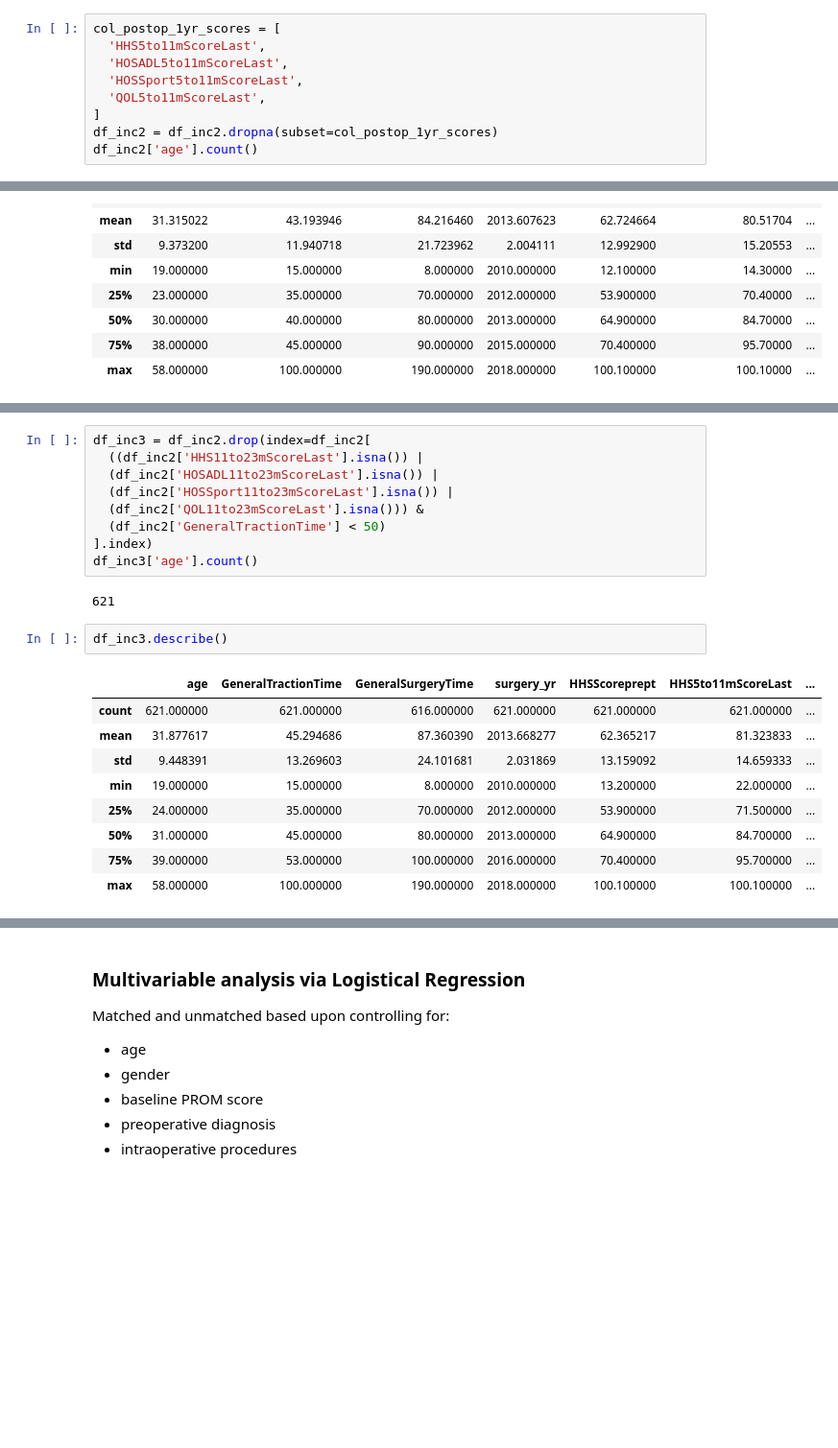
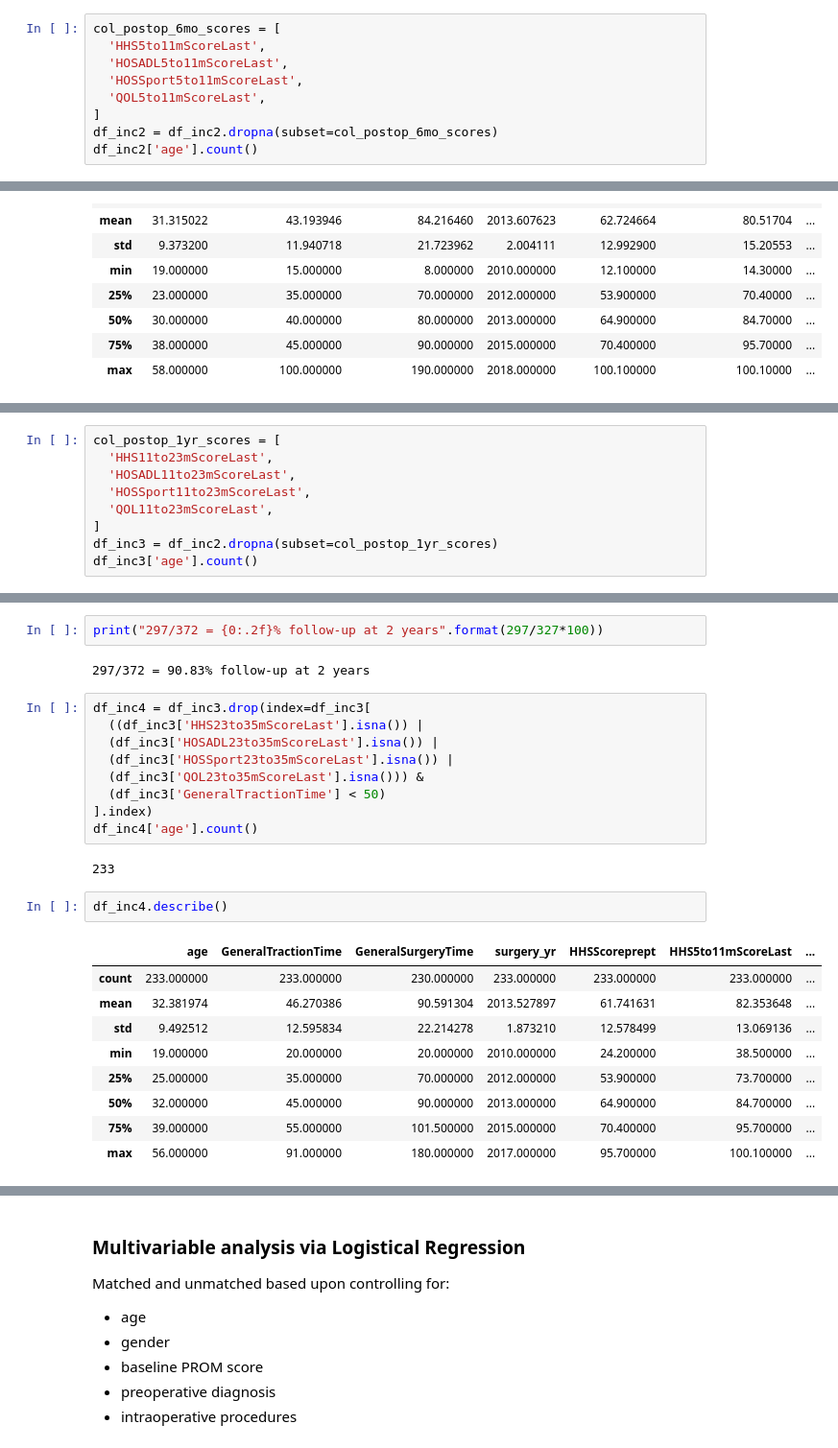
Before and after one commit to Darkbladecr/traction_proms, a Jupyter notebook: notebook.ipynb, the cells around one changed output, grey strips where cells are left out. Shown: that part at 96% size. Saved outputs shown, nothing was run; the diff lists cells and outputs as text; blank space fills up the shorter version.

```diff
--- a/notebook.ipynb
+++ b/notebook.ipynb
@@ -397,13 +394,13 @@ Primary reason for data issues are loss of patients due to follow-up. So we must
 # %%
 df_inc2 = df_inc.copy()
 # %%
-col_postop_1yr_scores = [
+col_postop_6mo_scores = [
   'HHS5to11mScoreLast',
   'HOSADL5to11mScoreLast',
   'HOSSport5to11mScoreLast',
   'QOL5to11mScoreLast',
 ]
-df_inc2 = df_inc2.dropna(subset=col_postop_1yr_scores)
+df_inc2 = df_inc2.dropna(subset=col_postop_6mo_scores)
 df_inc2['age'].count()
 # %% [output]
 892
@@ -443,0 +434,9 @@ col_postop_2yr_scores = [
+# %%
+col_postop_1yr_scores = [
+  'HHS11to23mScoreLast',
+  'HOSADL11to23mScoreLast',
+  'HOSSport11to23mScoreLast',
+  'QOL11to23mScoreLast',
+]
+df_inc3 = df_inc2.dropna(subset=col_postop_1yr_scores)
+df_inc3['age'].count()
@@ -484,24 +492,28 @@ df_inc2[
+# %%
+print("297/372 = {0:.2f}% follow-up at 2 years".format(297/327*100))
+# %% [output]
+297/372 = 90.83% follow-up at 2 years
 # %%
-df_inc3 = df_inc2.drop(index=df_inc2[
-  ((df_inc2['HHS11to23mScoreLast'].isna()) |
-  (df_inc2['HOSADL11to23mScoreLast'].isna()) |
-  (df_inc2['HOSSport11to23mScoreLast'].isna()) |
-  (df_inc2['QOL11to23mScoreLast'].isna())) &
-  (df_inc2['GeneralTractionTime'] < 50)
+df_inc4 = df_inc3.drop(index=df_inc3[
+  ((df_inc3['HHS23to35mScoreLast'].isna()) |
+  (df_inc3['HOSADL23to35mScoreLast'].isna()) |
+  (df_inc3['HOSSport23to35mScoreLast'].isna()) |
+  (df_inc3['QOL23to35mScoreLast'].isna())) &
+  (df_inc3['GeneralTractionTime'] < 50)
 ].index)
-df_inc3['age'].count()
+df_inc4['age'].count()
 # %% [output]
-621
+233
 # %%
-df_inc3.describe()
+df_inc4.describe()
 # %% [output]
 |  | age | GeneralTractionTime | GeneralSurgeryTime | surgery_yr | HHSScoreprept | HHS5to11mScoreLast | ... |
-| count | 621.000000 | 621.000000 | 616.000000 | 621.000000 | 621.000000 | 621.000000 | ... |
-| mean | 31.877617 | 45.294686 | 87.360390 | 2013.668277 | 62.365217 | 81.323833 | ... |
-| std | 9.448391 | 13.269603 | 24.101681 | 2.031869 | 13.159092 | 14.659333 | ... |
-| min | 19.000000 | 15.000000 | 8.000000 | 2010.000000 | 13.200000 | 22.000000 | ... |
-| 25% | 24.000000 | 35.000000 | 70.000000 | 2012.000000 | 53.900000 | 71.500000 | ... |
-| 50% | 31.000000 | 45.000000 | 80.000000 | 2013.000000 | 64.900000 | 84.700000 | ... |
-| 75% | 39.000000 | 53.000000 | 100.000000 | 2016.000000 | 70.400000 | 95.700000 | ... |
-| max | 58.000000 | 100.000000 | 190.000000 | 2018.000000 | 100.100000 | 100.100000 | ... |
+| count | 233.000000 | 233.000000 | 230.000000 | 233.000000 | 233.000000 | 233.000000 | ... |
+| mean | 32.381974 | 46.270386 | 90.591304 | 2013.527897 | 61.741631 | 82.353648 | ... |
+| std | 9.492512 | 12.595834 | 22.214278 | 1.873210 | 12.578499 | 13.069136 | ... |
+| min | 19.000000 | 20.000000 | 20.000000 | 2010.000000 | 24.200000 | 38.500000 | ... |
+| 25% | 25.000000 | 35.000000 | 70.000000 | 2012.000000 | 53.900000 | 73.700000 | ... |
+| 50% | 32.000000 | 45.000000 | 90.000000 | 2013.000000 | 64.900000 | 84.700000 | ... |
+| 75% | 39.000000 | 55.000000 | 101.500000 | 2015.000000 | 70.400000 | 95.700000 | ... |
+| max | 56.000000 | 91.000000 | 180.000000 | 2017.000000 | 95.700000 | 100.100000 | ... |
 # %% [markdown]
```
Also changed, not shown: parts of 24 cells of this notebook, 1 other file.
